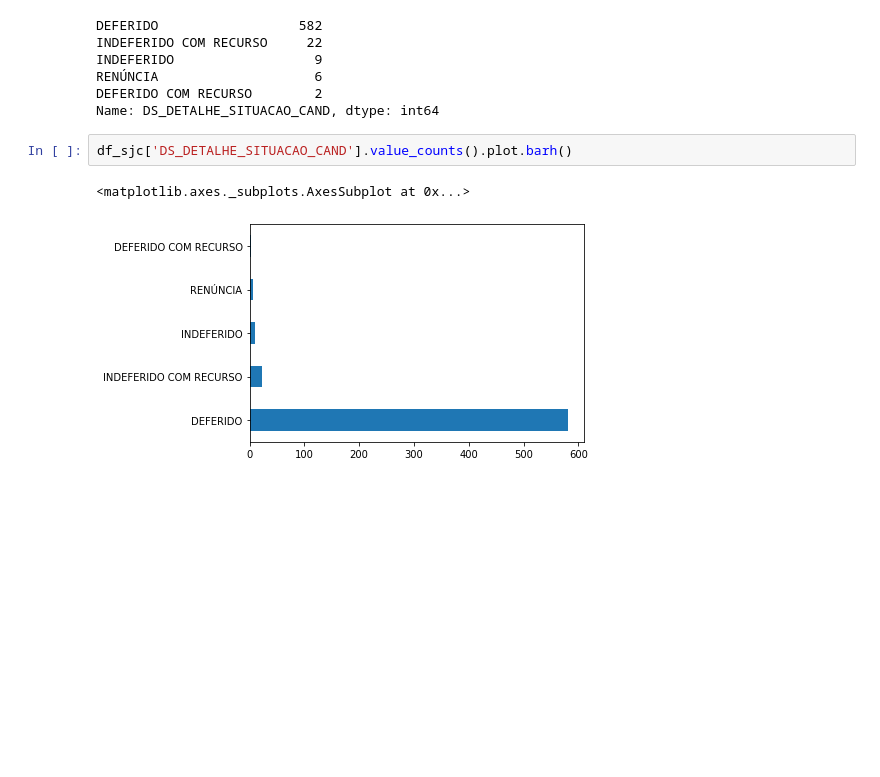
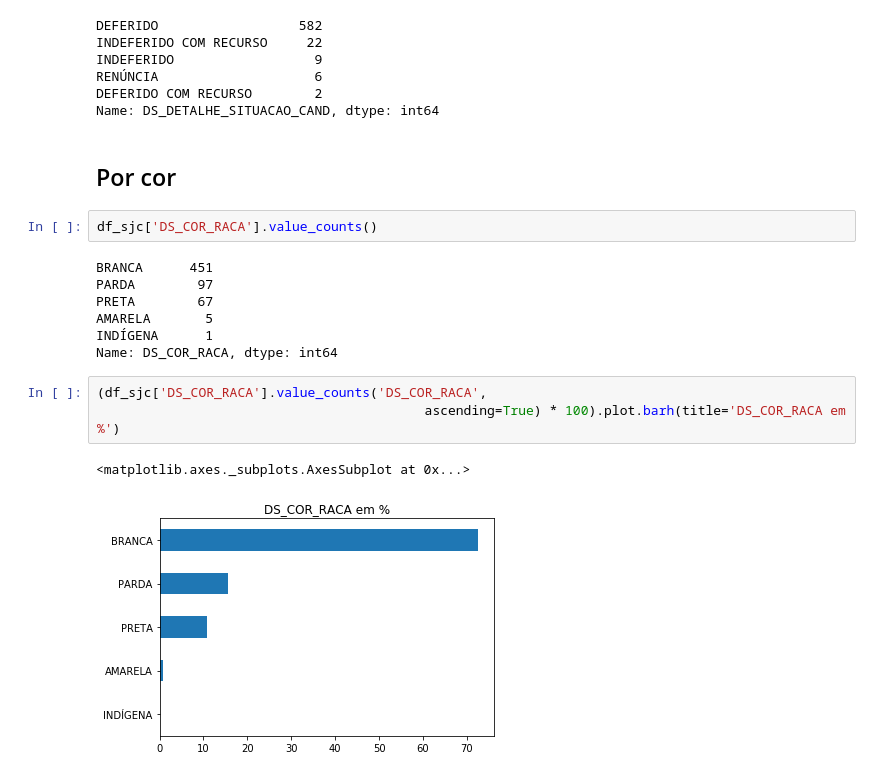
Before and after one commit to IsraelAugusto0110/Eleicoes2020, a Jupyter notebook: 2020_Eleicoes_Analise/2020_Candidatos_Analise.ipynb, the cells around one changed output. Drawn from its saved outputs; the diff is of its cells as text; blank space fills up the shorter version.

```diff
--- a/2020_Eleicoes_Analise/2020_Candidatos_Analise.ipynb
+++ b/2020_Eleicoes_Analise/2020_Candidatos_Analise.ipynb
@@ -209,8 +163,20 @@ INDEFERIDO                  9
 RENÚNCIA                    6
 DEFERIDO COM RECURSO        2
 Name: DS_DETALHE_SITUACAO_CAND, dtype: int64
+# %% [markdown]
+## Por cor
 # %%
-df_sjc['DS_DETALHE_SITUACAO_CAND'].value_counts().plot.barh()
+df_sjc['DS_COR_RACA'].value_counts()
 # %% [output]
-<matplotlib.axes._subplots.AxesSubplot at 0x...>
+BRANCA      451
+PARDA        97
+PRETA        67
+AMARELA       5
+INDÍGENA      1
+Name: DS_COR_RACA, dtype: int64
-[figure, removed]
+# %%
+(df_sjc['DS_COR_RACA'].value_counts('DS_COR_RACA',
+                                          ascending=True) * 100).plot.barh(title='DS_COR_RACA em %')
+# %% [output]
+<matplotlib.axes._subplots.AxesSubplot at 0x...>
+[figure, added]
```
Also changed, not shown: parts of 12 cells of this notebook.
